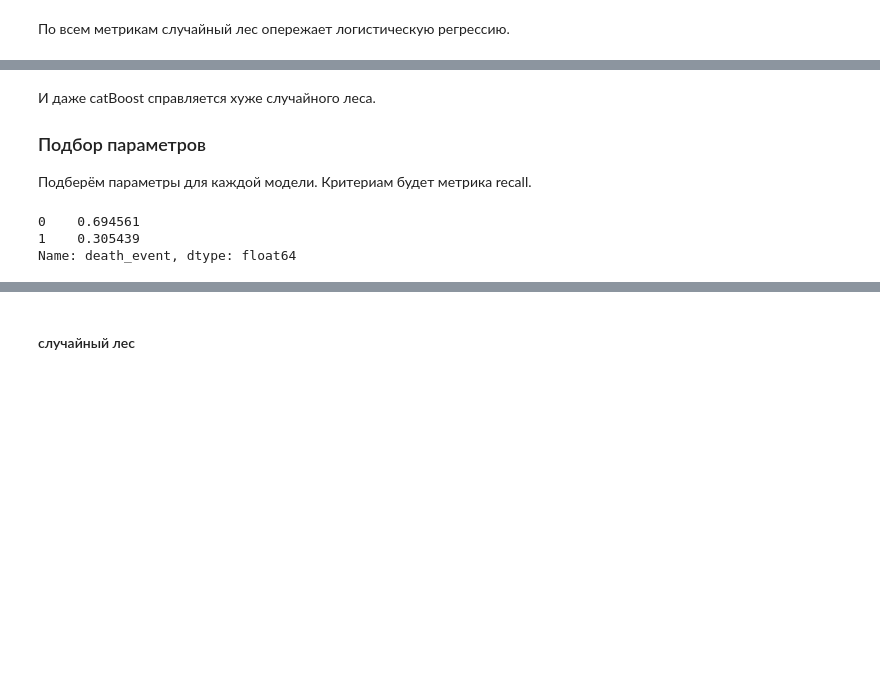
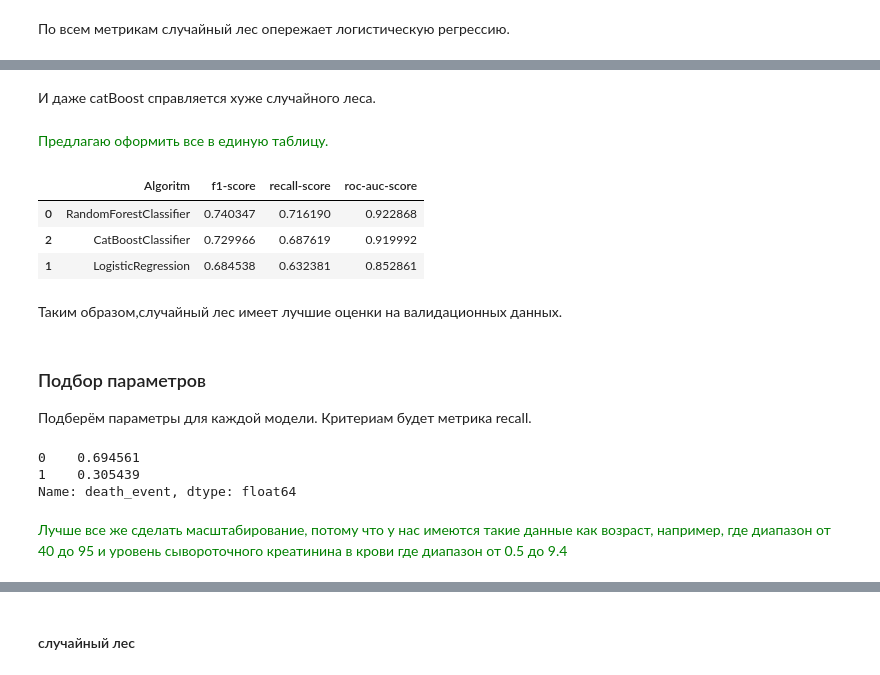
Before and after one commit to stusha-stu/Heart-Failure-Prediction-Project, a Jupyter notebook: heart_failure_clinical_records_predicting_death.ipynb, the cells around one changed output, grey strips where cells are left out. Cells and saved outputs as stored; diff of their text form; code cells hidden in the pictures; blank space fills up the shorter version.

```diff
--- a/heart_failure_clinical_records_predicting_death.ipynb
+++ b/heart_failure_clinical_records_predicting_death.ipynb
@@ -450,6 +482,12 @@ data_train, data_valid = train_test_split(data, test_size = 0.2, random_state =
 В качестве метрик используем f1-score, roc_auc_score и recall.
 
 #### Табличка для сохранения результатов - не знаю, как делать через датафрейм сразу,  есть опыт со списками и словарями, которые потом собираю в датафрейм. Думаю, её тут надо начать.
+# %%
+rating_list = {
+    'f1-score': [],
+    'recall-score': [],
+    'roc-auc-score': []
+}
 # %% [markdown]
 Приступим к обучению базовой модели (baseline model) , используя алгоритм классификации случайный лес и линейную регрессию.
 
@@ -527,6 +576,24 @@ roc-auc-score: 0.9199915117562177
+# %% [markdown]
+И даже catBoost справляется хуже случайного леса.
+# %% [markdown]
+<font color='green'> Предлагаю оформить все в единую таблицу. </font>
+# %%
+rating_table = {
+    'Algoritm': ['RandomForestClassifier', 'LogisticRegression', 'CatBoostClassifier'],
+    'f1-score': rating_list['f1-score'],
+    'recall-score': rating_list['recall-score'],
+    'roc-auc-score': rating_list['roc-auc-score']
+}
+rating_table = pd.DataFrame(rating_table)
+rating_table.sort_values('f1-score', ascending=False).style.highlight_max(subset=['f1-score', 'recall-score', 'roc-auc-score'])
+# %% [output]
+|  | Algoritm | f1-score | recall-score | roc-auc-score |
+| 0 | RandomForestClassifier | 0.740347 | 0.716190 | 0.922868 |
+| 2 | CatBoostClassifier | 0.729966 | 0.687619 | 0.919992 |
+| 1 | LogisticRegression | 0.684538 | 0.632381 | 0.852861 |
+# %% [markdown]
+Таким образом,случайный лес имеет лучшие оценки на валидационных данных.
 # %% [markdown]
-И даже catBoost справляется хуже случайного леса.
-
 ### Подбор параметров
 Подберём параметры для каждой модели. Критериам будет метрика recall.
 # %%
@@ -536,3 +603,5 @@ target_train.value_counts(normalize=True)
 0    0.694561
 1    0.305439
 Name: death_event, dtype: float64
+# %% [markdown]
+<font color='green'> Лучше все же сделать масштабирование, потому что у нас имеются такие данные как возраст, например, где диапазон от 40 до 95 и  уровень сывороточного креатинина в крови где диапазон от 0.5 до 9.4 </font>
```
Also changed, not shown: parts of 35 cells of this notebook, 11 other files.
